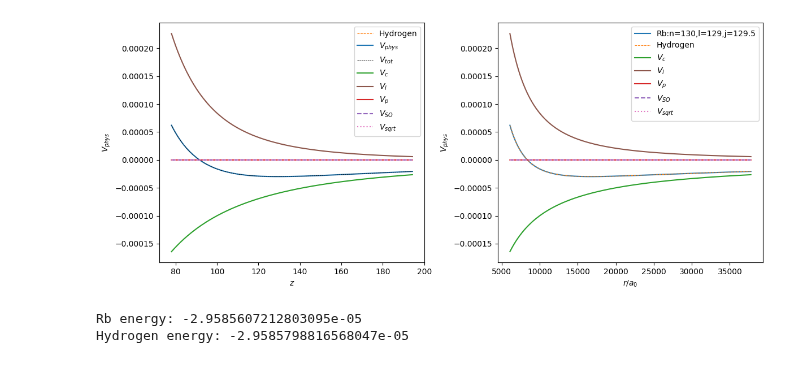
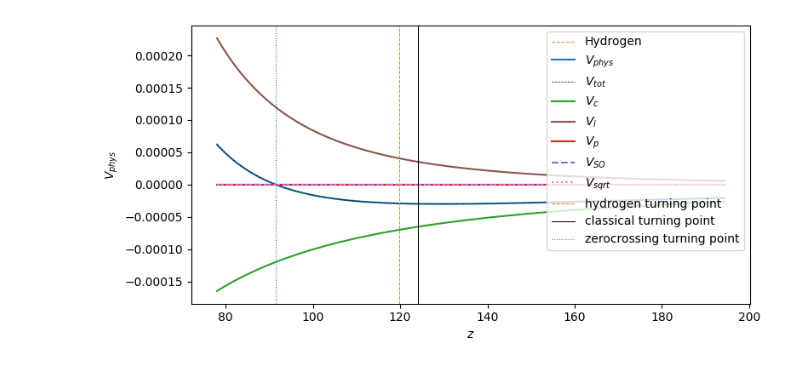
Before and after one commit to pairinteraction/ryd-numerov, a Jupyter notebook: docs/examples/rubidium_wavefunction.ipynb, the cells around one changed output. Cells and saved outputs as stored; diff of their text form; code cells hidden in the pictures.

```diff
--- a/docs/examples/rubidium_wavefunction.ipynb
+++ b/docs/examples/rubidium_wavefunction.ipynb
@@ -23,0 +13,8 @@ DEBUG database.py: No Rydberg-Ritz parameters found for Rb with l=129 and j=129,
+# %%
+atom = RydbergState("Rb", n=130, l=129, j=129.5)
+atom.create_wavefunction()
+
+turning_points = {
+    which: atom.model_potential.calc_z_turning_point(which, dz=1e-3)
+    for which in ["hydrogen", "classical", "zerocrossing"]
+}
@@ -85,56 +65,32 @@ turning points:  {'hydrogen': 119.74680359630905, 'classical': 124.1688035963779
 # %%
-plot_all_potentials = True
+fig, ax = plt.subplots(figsize=(8, 4))
 
-fig, axs = plt.subplots(1, 2, figsize=(12, 5))
 new_z_list = np.linspace(0.75 * np.sqrt(atom.grid.x_min), np.sqrt(atom.grid.x_max), 10_000)
 new_x_list = np.power(new_z_list, 2)
-atom_v_phys = atom.model.calc_total_physical_potential(new_x_list)
-hydrogen_v_phys = hydrogen.model.calc_total_physical_potential(new_x_list)
+atom_v_phys = atom.model_potential.calc_total_physical_potential(new_x_list)
+hydrogen_v_phys = hydrogen.model_potential.calc_total_physical_potential(new_x_list)
 
-axs[0].plot(new_z_list, hydrogen_v_phys, "C1--", lw=0.75, label="Hydrogen")
+ax.plot(new_z_list, hydrogen_v_phys, "C1--", lw=0.75, label="Hydrogen")
 
-axs[0].plot(new_z_list, atom.model.calc_total_physical_potential(new_x_list), "C0-", label=r"$V_{phys}$")
-axs[0].plot(new_z_list, atom.model.calc_total_effective_potential(new_x_list), "k--", lw=0.5, label=r"$V_{tot}$")
-if plot_all_potentials:
-    axs[0].plot(new_z_list, atom.model.calc_potential_core(new_x_list), "C2-", label=r"$V_c$")
-    axs[0].plot(new_z_list, atom.model.calc_potential_centrifugal(new_x_list), "C5-", label=r"$V_l$")
-    axs[0].plot(new_z_list, atom.model.calc_potential_core_polarization(new_x_list), "C3-", label=r"$V_p$")
-    axs[0].plot(new_z_list, atom.model.calc_potential_spin_orbit(new_x_list), "C4--", label=r"$V_{SO}$")
-    axs[0].plot(new_z_list, atom.model.calc_effective_potential_sqrt(new_x_list), "C6:", label=r"$V_{sqrt}$")
+ax.plot(new_z_list, atom.model_potential.calc_total_physical_potential(new_x_list), "C0-", label=r"$V_{phys}$")
+ax.plot(new_z_list, atom.model_potential.calc_total_effective_potential(new_x_list), "k--", lw=0.5, label=r"$V_{tot}$")
+if True:
+    ax.plot(new_z_list, atom.model_potential.calc_potential_core(new_x_list), "C2-", label=r"$V_c$")
+    ax.plot(new_z_list, atom.model_potential.calc_potential_centrifugal(new_x_list), "C5-", label=r"$V_l$")
+    ax.plot(new_z_list, atom.model_potential.calc_potential_core_polarization(new_x_list), "C3-", label=r"$V_p$")
+    ax.plot(new_z_list, atom.model_potential.calc_potential_spin_orbit(new_x_list), "C4--", label=r"$V_{SO}$")
+    ax.plot(new_z_list, atom.model_potential.calc_effective_potential_sqrt(new_x_list), "C6:", label=r"$V_{sqrt}$")
 
-axs[0].axvline(z_i["classical"], color="k", ls="-", lw=0.75, label="z_i classical")
-axs[0].set_xlabel(r"$z$")
-axs[0].set_ylabel(r"$V_{phys}$")
-axs[0].legend()
+for key, z_i in turning_points.items():
+    color = {"hydrogen": "C1", "classical": "k", "zerocrossing": "C0"}[key]
+    ls = {"hydrogen": "--", "classical": "-", "zerocrossing": ":"}[key]
+    ax.axvline(z_i, color=color, ls=ls, lw=0.75, label=f"{key} turning point")
 
-axs[1].plot(new_x_list, atom_v_phys, "C0-", label=label)
-axs[1].plot(new_x_list, hydrogen_v_phys, "C1--", lw=0.75, label="Hydrogen")
-
-if plot_all_potentials:
-    axs[1].plot(new_x_list, atom.model.calc_potential_core(new_x_list), "C2-", label=r"$V_c$")
-    axs[1].plot(new_x_list, atom.model.calc_potential_centrifugal(new_x_list), "C5-", label=r"$V_l$")
-    axs[1].plot(new_x_list, atom.model.calc_potential_core_polarization(new_x_list), "C3-", label=r"$V_p$")
-    axs[1].plot(new_x_list, atom.model.calc_potential_spin_orbit(new_x_list), "C4--", label=r"$V_{SO}$")
-    axs[1].plot(new_x_list, atom.model.calc_effective_potential_sqrt(new_x_list), "C6:", label=r"$V_{sqrt}$")
-
-axs[1].axvline(z_i["classical"] ** 2, color="k", ls="-", lw=0.75, label="z_i classical")
-axs[1].set_xlabel(r"$r / a_0$")
-axs[1].set_ylabel(r"$V_{phys}$")
-axs[1].legend()
-
-
-for ax in axs:
-    if ax.get_ylim()[0] < -1:
-        ax.set_ylim(-1)
-    if ax.get_ylim()[1] > 1:
-        ax.set_ylim(None, 1)
+ax.set_xlabel(r"$z$")
+ax.set_ylabel(r"$V_{phys}$")
+ax.legend(loc="upper right")
 
 fig.tight_layout()
 plt.show()
-
-print(f"{atom.species} energy: {atom.energy}")
-print(f"Hydrogen energy: {hydrogen.energy}")
 # %% [output]
-[figure, old version]
+[figure, new version]
-Rb energy: -2.9585607212803095e-05
-Hydrogen energy: -2.9585798816568047e-05
```
Also changed, not shown: parts of 8 cells of this notebook, 10 other files.
